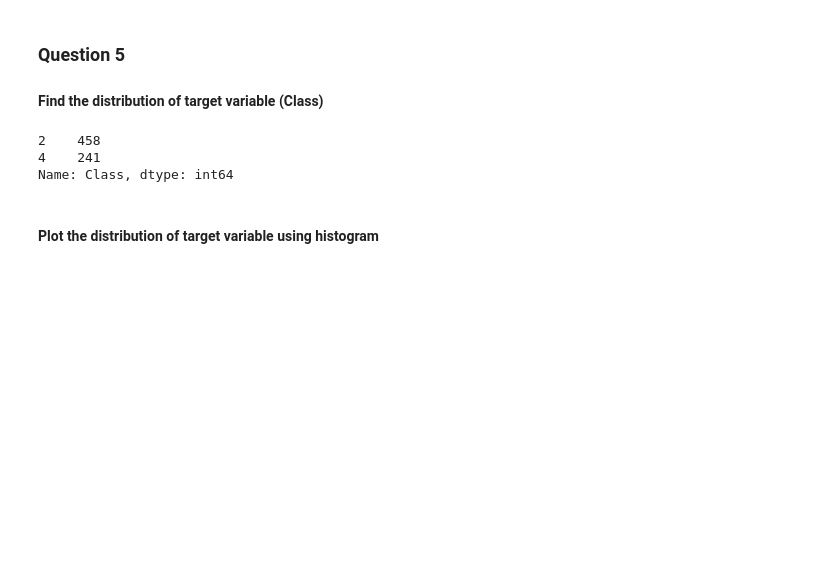
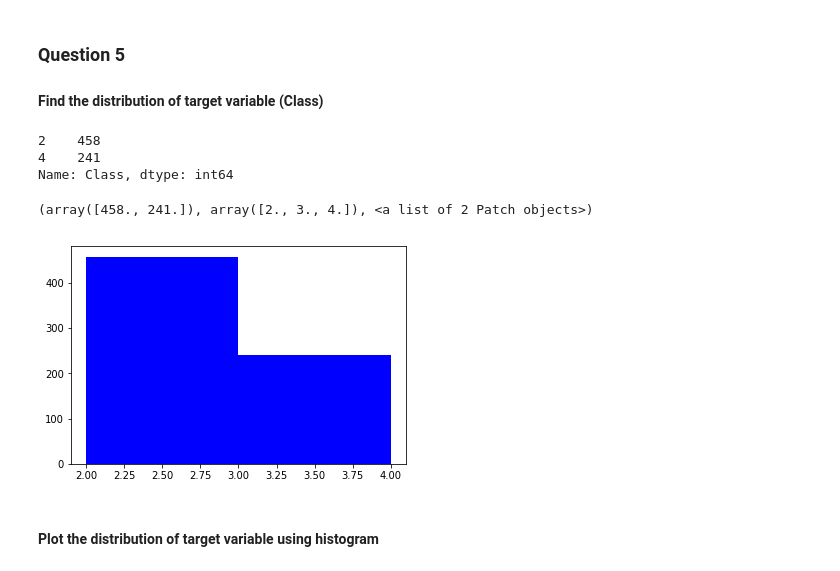
Before and after one commit to GreatLearningAIML1/bangalore-aug19-batch-Nishamol, a Jupyter notebook: R2_Internal_Lab_Questions.ipynb, the cells around one changed output. Saved outputs shown, nothing was run; the diff lists cells and outputs as text; code cells hidden in the pictures; blank space fills up the shorter version.

```diff
--- a/R2_Internal_Lab_Questions.ipynb
+++ b/R2_Internal_Lab_Questions.ipynb
@@ -312,6 +318,11 @@ BC_df['Class'].value_counts()
 2    458
 4    241
 Name: Class, dtype: int64
+# %%
+plt.hist(BC_df['Class'],color = 'blue',bins = 2)  #plotting histogram using matplotlib
+# %% [output]
+(array([458., 241.]), array([2., 3., 4.]), <a list of 2 Patch objects>)
+[figure, added]
 # %% [markdown]
 #### Plot the distribution of target variable using histogram
 # %%
```
Also changed, not shown: parts of 32 cells of this notebook, 2 other files.
